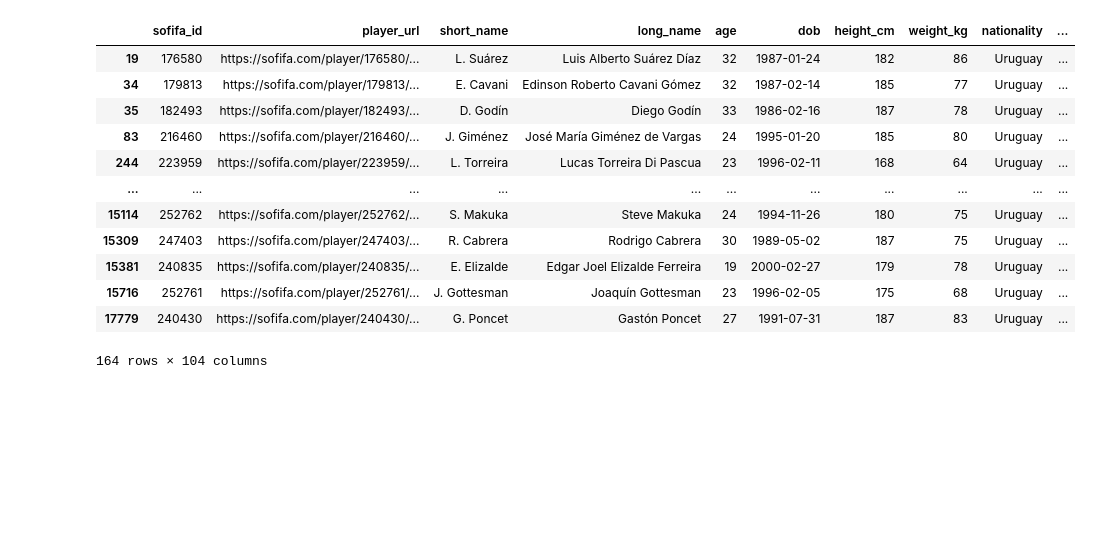
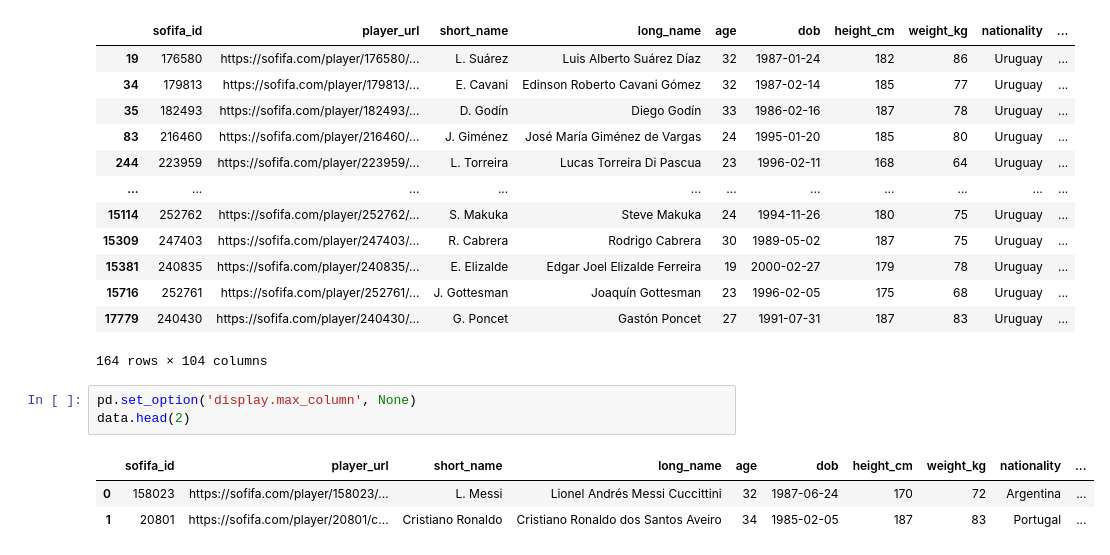
Before and after one commit to SudarshanIngole/Machine-Learning-Projects, a Jupyter notebook: PRCP_FIFA_20.ipynb, the cells around one changed output. Saved outputs shown, nothing was run; the diff lists cells and outputs as text; blank space fills up the shorter version.

```diff
--- a/PRCP_FIFA_20.ipynb
+++ b/PRCP_FIFA_20.ipynb
@@ -251,3 +251,10 @@ data.loc[data['nationality'] == 'Uruguay']
 | 15716 | 252761 | https://sofifa.com/player/252761/... | J. Gottesman | Joaquín Gottesman | 23 | 1996-02-05 | 175 | 68 | Uruguay | ... |
 | 17779 | 240430 | https://sofifa.com/player/240430/... | G. Poncet | Gastón Poncet | 27 | 1991-07-31 | 187 | 83 | Uruguay | ... |
 164 rows × 104 columns
+# %%
+pd.set_option('display.max_column', None)
+data.head(2)
+# %% [output]
+|  | sofifa_id | player_url | short_name | long_name | age | dob | height_cm | weight_kg | nationality | ... |
+| 0 | 158023 | https://sofifa.com/player/158023/... | L. Messi | Lionel Andrés Messi Cuccittini | 32 | 1987-06-24 | 170 | 72 | Argentina | ... |
+| 1 | 20801 | https://sofifa.com/player/20801/c... | Cristiano Ronaldo | Cristiano Ronaldo dos Santos Aveiro | 34 | 1985-02-05 | 187 | 83 | Portugal | ... |
```
Also changed, not shown: parts of 13 cells of this notebook.
